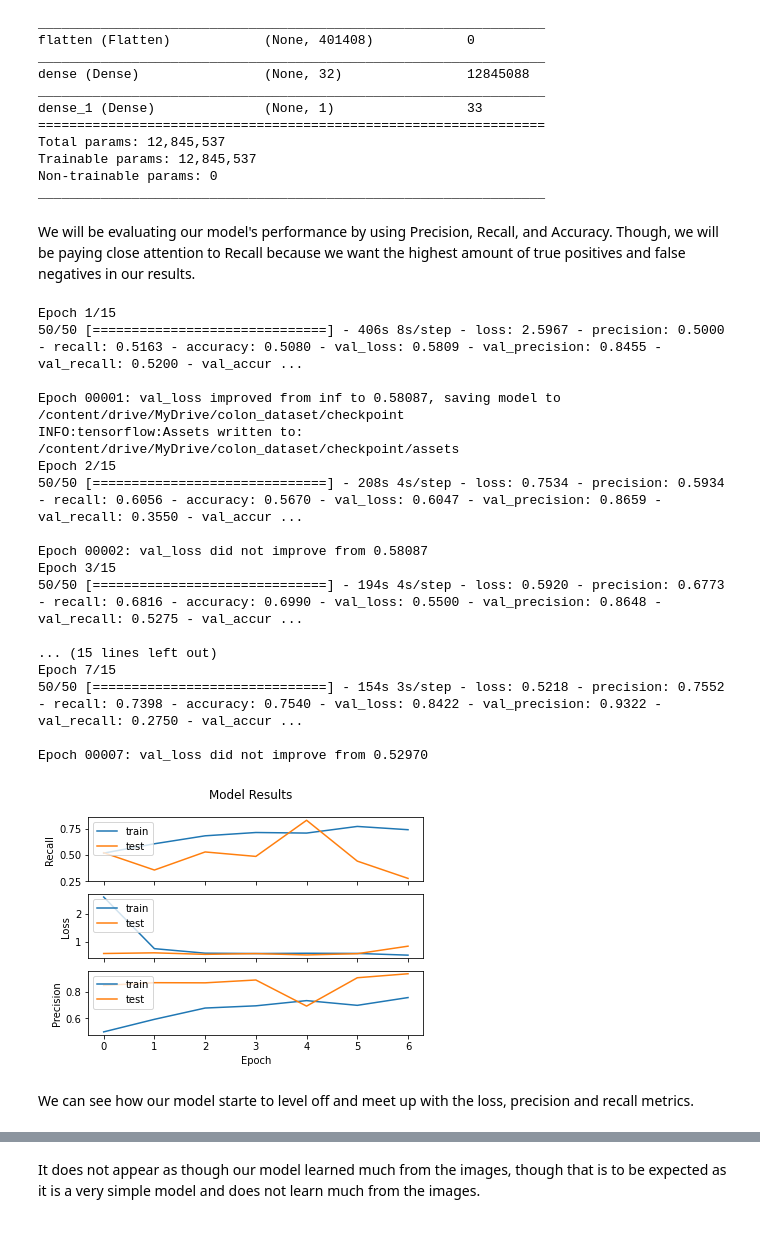
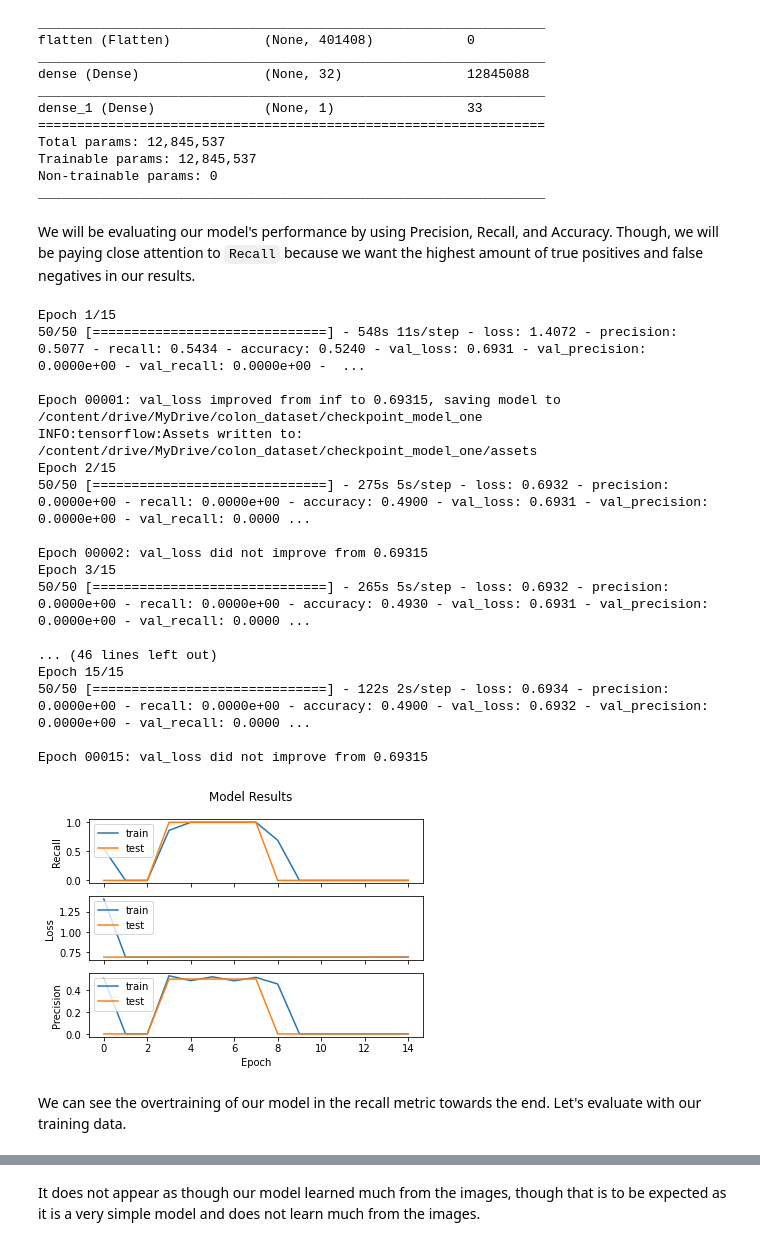
Before and after one commit to edgarbarr1/colon-cancer-cnn, a Jupyter notebook: colon_cancer_image.ipynb, the cells around one changed output, grey strips where cells are left out. Cells and saved outputs as stored; diff of their text form; code cells hidden in the pictures.

```diff
--- a/colon_cancer_image.ipynb
+++ b/colon_cancer_image.ipynb
@@ -390,40 +403,45 @@ Trainable params: 12,845,537
 Non-trainable params: 0
 _________________________________________________________________
 # %% [markdown]
-We will be evaluating our model's performance by using Precision, Recall, and Accuracy. Though, we will be paying close attention to Recall because we want the highest amount of true positives and false negatives in our results.
+We will be evaluating our model's performance by using Precision, Recall, and Accuracy. Though, we will be paying close attention to `Recall` because we want the highest amount of true positives and false negatives in our results.
 # %%
 model.compile(loss='binary_crossentropy', optimizer='adam', metrics=[Precision(), Recall(), 'accuracy'])
+# %%
+checkpoint_model_one = ModelCheckpoint('/content/drive/MyDrive/colon_dataset/checkpoint_model_one',
+                             monitor='val_loss',
+                             verbose = 1,
+                             save_best_only=True)
 # %%
 start = time.time()
 history = model.fit(x = train_generator,
                     validation_data = validation_generator,
                     epochs = EPOCHS,
                     steps_per_epoch = 50,
-                    callbacks = [early_stop,checkpoint])
+                    callbacks = checkpoint_model_one)
 end = time.time()
 model_time = end - start # get time it took our model to run/train
 # %% [output]
 Epoch 1/15
-50/50 [==============================] - 406s 8s/step - loss: 2.5967 - precision: 0.5000 - recall: 0.5163 - accuracy: 0.5080 - val_loss: 0.5809 - val_precision: 0.8455 - val_recall: 0.5200 - val_accur ...
+50/50 [==============================] - 548s 11s/step - loss: 1.4072 - precision: 0.5077 - recall: 0.5434 - accuracy: 0.5240 - val_loss: 0.6931 - val_precision: 0.0000e+00 - val_recall: 0.0000e+00 -  ...
 
-Epoch 00001: val_loss improved from inf to 0.58087, saving model to /content/drive/MyDrive/colon_dataset/checkpoint
-INFO:tensorflow:Assets written to: /content/drive/MyDrive/colon_dataset/checkpoint/assets
+Epoch 00001: val_loss improved from inf to 0.69315, saving model to /content/drive/MyDrive/colon_dataset/checkpoint_model_one
+INFO:tensorflow:Assets written to: /content/drive/MyDrive/colon_dataset/checkpoint_model_one/assets
 Epoch 2/15
-50/50 [==============================] - 208s 4s/step - loss: 0.7534 - precision: 0.5934 - recall: 0.6056 - accuracy: 0.5670 - val_loss: 0.6047 - val_precision: 0.8659 - val_recall: 0.3550 - val_accur ...
+50/50 [==============================] - 275s 5s/step - loss: 0.6932 - precision: 0.0000e+00 - recall: 0.0000e+00 - accuracy: 0.4900 - val_loss: 0.6931 - val_precision: 0.0000e+00 - val_recall: 0.0000 ...
 
-Epoch 00002: val_loss did not improve from 0.58087
+Epoch 00002: val_loss did not improve from 0.69315
 Epoch 3/15
-50/50 [==============================] - 194s 4s/step - loss: 0.5920 - precision: 0.6773 - recall: 0.6816 - accuracy: 0.6990 - val_loss: 0.5500 - val_precision: 0.8648 - val_recall: 0.5275 - val_accur ...
+50/50 [==============================] - 265s 5s/step - loss: 0.6932 - precision: 0.0000e+00 - recall: 0.0000e+00 - accuracy: 0.4930 - val_loss: 0.6931 - val_precision: 0.0000e+00 - val_recall: 0.0000 ...
 
-... (15 lines left out)
-Epoch 7/15
-50/50 [==============================] - 154s 3s/step - loss: 0.5218 - precision: 0.7552 - recall: 0.7398 - accuracy: 0.7540 - val_loss: 0.8422 - val_precision: 0.9322 - val_recall: 0.2750 - val_accur ...
+... (46 lines left out)
+Epoch 15/15
+50/50 [==============================] - 122s 2s/step - loss: 0.6934 - precision: 0.0000e+00 - recall: 0.0000e+00 - accuracy: 0.4900 - val_loss: 0.6932 - val_precision: 0.0000e+00 - val_recall: 0.0000 ...
 
-Epoch 00007: val_loss did not improve from 0.52970
+Epoch 00015: val_loss did not improve from 0.69315
 # %%
-visualize_training_results_1(history)
+visualize_training_results(history)
 # %% [output]
-[figure, old version]
+[figure, new version]
-# %% [markdown]
-We can see how our model starte to level off and meet up with the loss, precision and recall metrics.
+# %% [markdown]
+We can see the overtraining of our model in the recall metric towards the end. Let's evaluate with our training data.
 # %%
```
Also changed, not shown: parts of 128 cells of this notebook.
